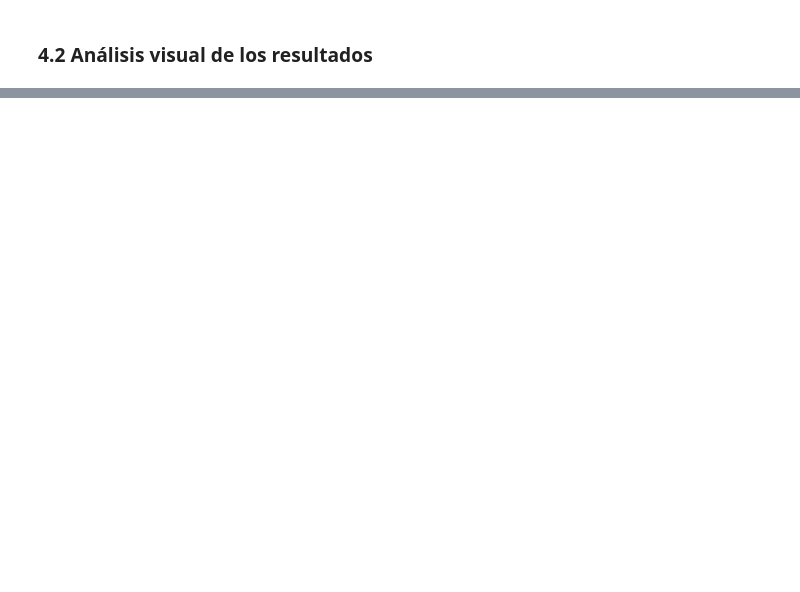
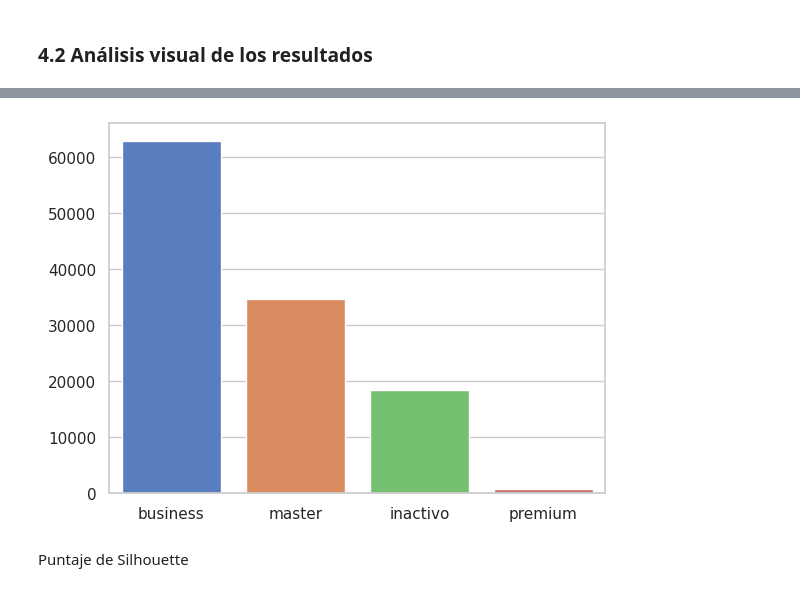
Before and after one commit to AdrianCPC/Profundizacion_Data_Analysis, a Jupyter notebook: Segmentos_de_Clientes.ipynb, the cells around one changed output, grey strips where cells are left out. Drawn from its saved outputs; the diff is of its cells as text; code cells hidden in the pictures; blank space fills up the shorter version.

```diff
--- a/Segmentos_de_Clientes.ipynb
+++ b/Segmentos_de_Clientes.ipynb
@@ -605,0 +700,16 @@ A crear funciones de forma simplificada al segmentar las operaciones.
+# %%
+import seaborn as sns
+import matplotlib.pyplot as plt
+
+
+#sns.countplot(df_final['segmento'])
+#plt.show()
+
+segmento_counts = df_final['segmento'].value_counts()
+
+sns.barplot(x=segmento_counts.index, y=segmento_counts.values)
+plt.show()
+# %% [output]
+[figure, added]
+# %% [markdown]
+Puntaje de Silhouette
```
Also changed, not shown: parts of 28 cells of this notebook.
